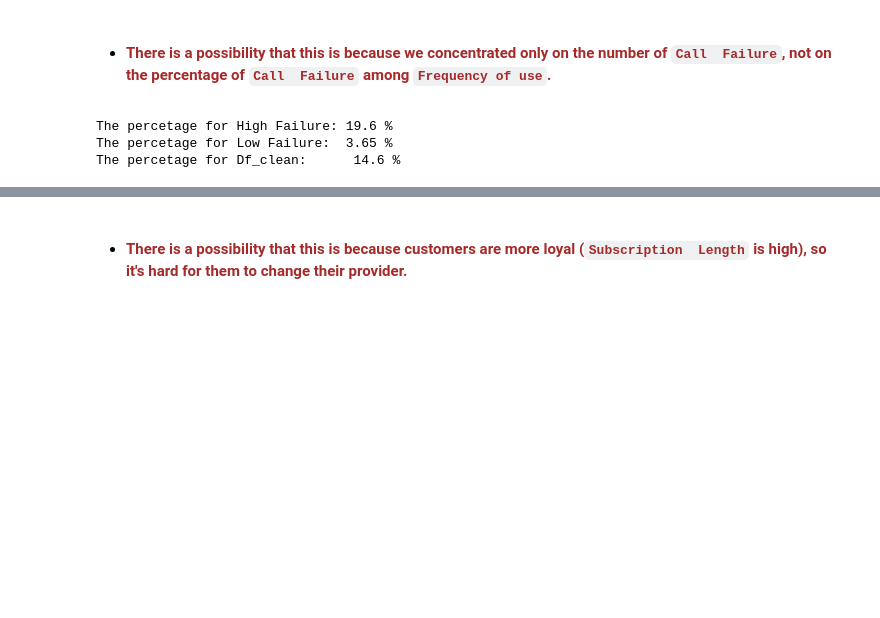
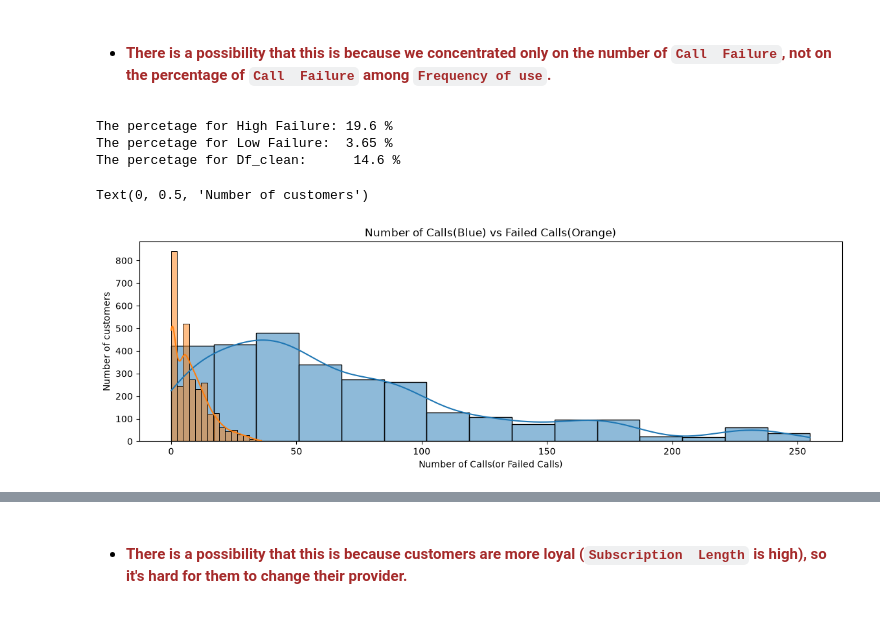
Before and after one commit to ntairuly/FinalProject_by_59ChurnGuard, a Jupyter notebook: Main.ipynb, the cells around one changed output, grey strips where cells are left out. Drawn from its saved outputs; the diff is of its cells as text; code cells hidden in the pictures; blank space fills up the shorter version.

```diff
--- a/Main.ipynb
+++ b/Main.ipynb
@@ -376,18 +376,30 @@ Our hypothesis is only partly true:
 # %%
 df_High_Failure = df_clean[(df_clean["High Failure"] == 1)]
 df_Low_Failure = df_clean[(df_clean["High Failure"] == 0)]
 
 df_High_Failure_no0Calls = df_High_Failure[df_High_Failure["Frequency of use"] != 0]
 df_Low_Failure_no0Calls = df_Low_Failure[df_Low_Failure["Frequency of use"] != 0]
 df_no0Calls = df_clean[df_clean["Frequency of use"] != 0]
 avg_FailsperCalls_HighF = (df_High_Failure_no0Calls["Call Failure"]/df_High_Failure_no0Calls["Frequency of use"]).mean()
 avg_FailsperCalls_LowF = (df_Low_Failure_no0Calls["Call Failure"]/df_Low_Failure_no0Calls["Frequency of use"]).mean()
 avg_FailsperCalls_AllDf =(df_no0Calls["Call Failure"]/(df_no0Calls["Frequency of use"])).mean()
+
 print("The percetage for High Failure:", (avg_FailsperCalls_HighF*100).round(1),"%")
 print("The percetage for Low Failure: ", (avg_FailsperCalls_LowF*100).round(2),"%")
 print("The percetage for Df_clean:     ", (avg_FailsperCalls_AllDf*100).round(1),"%")
+
+plt.figure(figsize=(14,4))
+#Age Distribution
+plt.subplot(1,1,1)
+sns.histplot(df_clean["Frequency of use"], kde = True, bins = 15)
+sns.histplot(df_clean["Call Failure"], kde = True, bins = 15)
+plt.title("Number of Calls(Blue) vs Failed Calls(Orange)")
+plt.xlabel("Number of Calls(or Failed Calls)")
+plt.ylabel("Number of customers")
 # %% [output]
 The percetage for High Failure: 19.6 %
 The percetage for Low Failure:  3.65 %
 The percetage for Df_clean:      14.6 %
+Text(0, 0.5, 'Number of customers')
+[figure, added]
 # %% [markdown]
```
Also changed, not shown: parts of 5 cells of this notebook.
